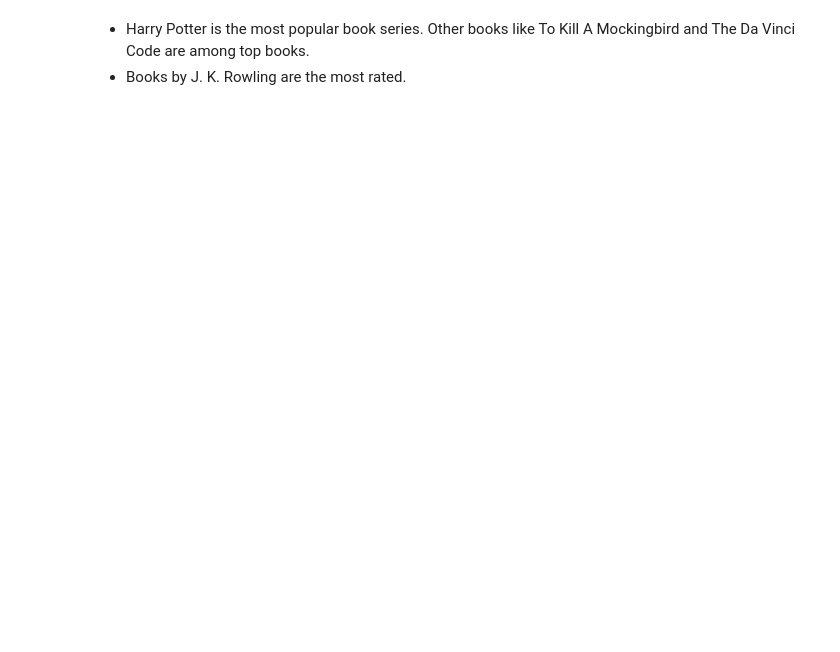
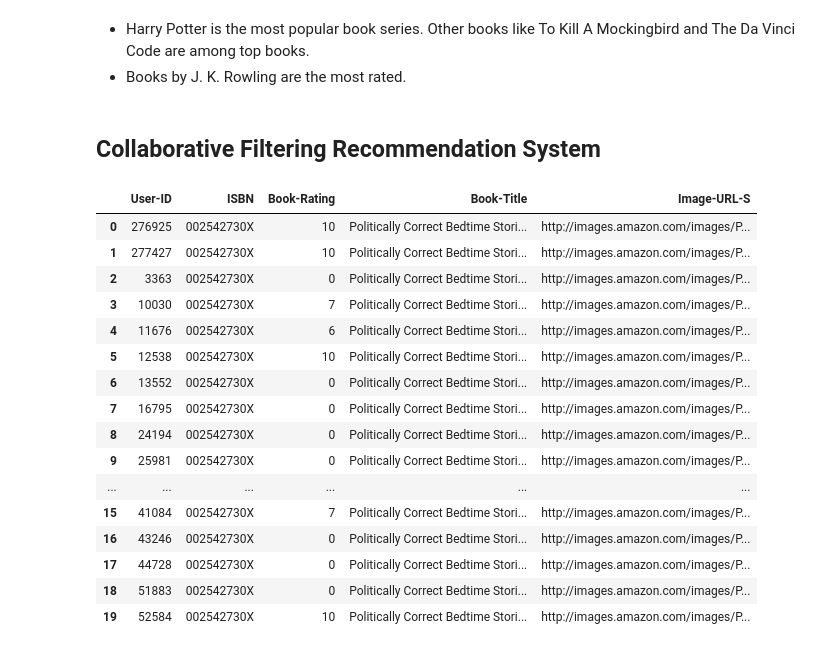
Before and after one commit to rahool010/Book-Recommendation-System, a Jupyter notebook: Book_Recommendation_System.ipynb, the cells around one changed output. Saved outputs shown, nothing was run; the diff lists cells and outputs as text; code cells hidden in the pictures; blank space fills up the shorter version.

```diff
--- a/Book_Recommendation_System.ipynb
+++ b/Book_Recommendation_System.ipynb
@@ -591,3 +595,33 @@ top_books[['Book-Title', 'Book-Author','Total_Users_Rated', 'Average_Rating', 'S
 # %% [markdown]
 * Harry Potter is the most popular book series. Other books like To Kill A Mockingbird and The Da Vinci Code are among top books.
 * Books by J. K. Rowling are the most rated.
+# %% [markdown]
+## **Collaborative Filtering Recommendation System**
+# %%
+counts1 = ratings_df['User-ID'].value_counts()  ## finding count of unique User-ID i.e, it returns the frequency of each User-ID
+ratings_df = ratings_df[ratings_df['User-ID'].isin(counts1[counts1 >= 100].index)]  ## keeping users that have rated atleast 100 books
+counts = ratings_df['Book-Rating'].value_counts()   ## finding count of unique User-ID
+ratings_df = ratings_df[ratings_df['Book-Rating'].isin(counts[counts >= 100].index)]  ## keeping books that have atleast 100 ratings
+# %%
+combine_book_rating = pd.merge(ratings_df, books_df, on='ISBN')
+columns = ['Year-Of-Publication', 'Publisher', 'Book-Author',]
+combine_book_rating = combine_book_rating.drop(columns, axis=1)
+combine_book_rating.head(20)
+# %% [output]
+|  | User-ID | ISBN | Book-Rating | Book-Title | Image-URL-S |
+| 0 | 276925 | 002542730X | 10 | Politically Correct Bedtime Stori... | http://images.amazon.com/images/P... |
+| 1 | 277427 | 002542730X | 10 | Politically Correct Bedtime Stori... | http://images.amazon.com/images/P... |
+| 2 | 3363 | 002542730X | 0 | Politically Correct Bedtime Stori... | http://images.amazon.com/images/P... |
+| 3 | 10030 | 002542730X | 7 | Politically Correct Bedtime Stori... | http://images.amazon.com/images/P... |
+| 4 | 11676 | 002542730X | 6 | Politically Correct Bedtime Stori... | http://images.amazon.com/images/P... |
+| 5 | 12538 | 002542730X | 10 | Politically Correct Bedtime Stori... | http://images.amazon.com/images/P... |
+| 6 | 13552 | 002542730X | 0 | Politically Correct Bedtime Stori... | http://images.amazon.com/images/P... |
+| 7 | 16795 | 002542730X | 0 | Politically Correct Bedtime Stori... | http://images.amazon.com/images/P... |
+| 8 | 24194 | 002542730X | 0 | Politically Correct Bedtime Stori... | http://images.amazon.com/images/P... |
+| 9 | 25981 | 002542730X | 0 | Politically Correct Bedtime Stori... | http://images.amazon.com/images/P... |
+| ... | ... | ... | ... | ... | ... |
+| 15 | 41084 | 002542730X | 7 | Politically Correct Bedtime Stori... | http://images.amazon.com/images/P... |
+| 16 | 43246 | 002542730X | 0 | Politically Correct Bedtime Stori... | http://images.amazon.com/images/P... |
+| 17 | 44728 | 002542730X | 0 | Politically Correct Bedtime Stori... | http://images.amazon.com/images/P... |
+| 18 | 51883 | 002542730X | 0 | Politically Correct Bedtime Stori... | http://images.amazon.com/images/P... |
+| 19 | 52584 | 002542730X | 10 | Politically Correct Bedtime Stori... | http://images.amazon.com/images/P... |
```
Also changed, not shown: parts of 23 cells of this notebook.
